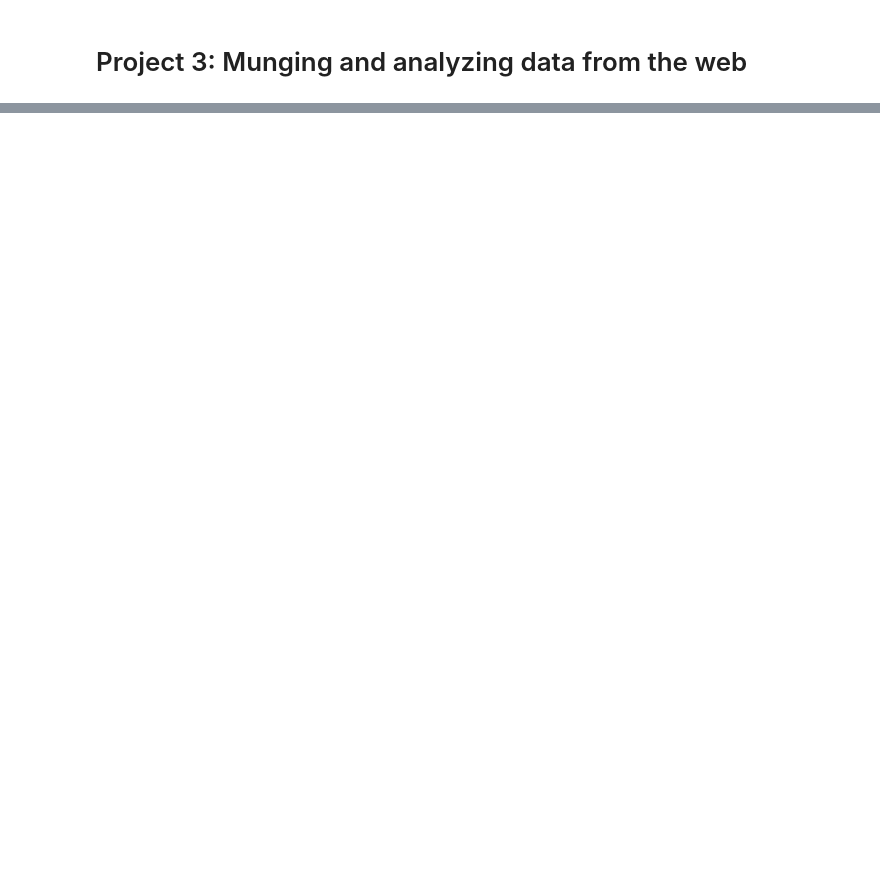
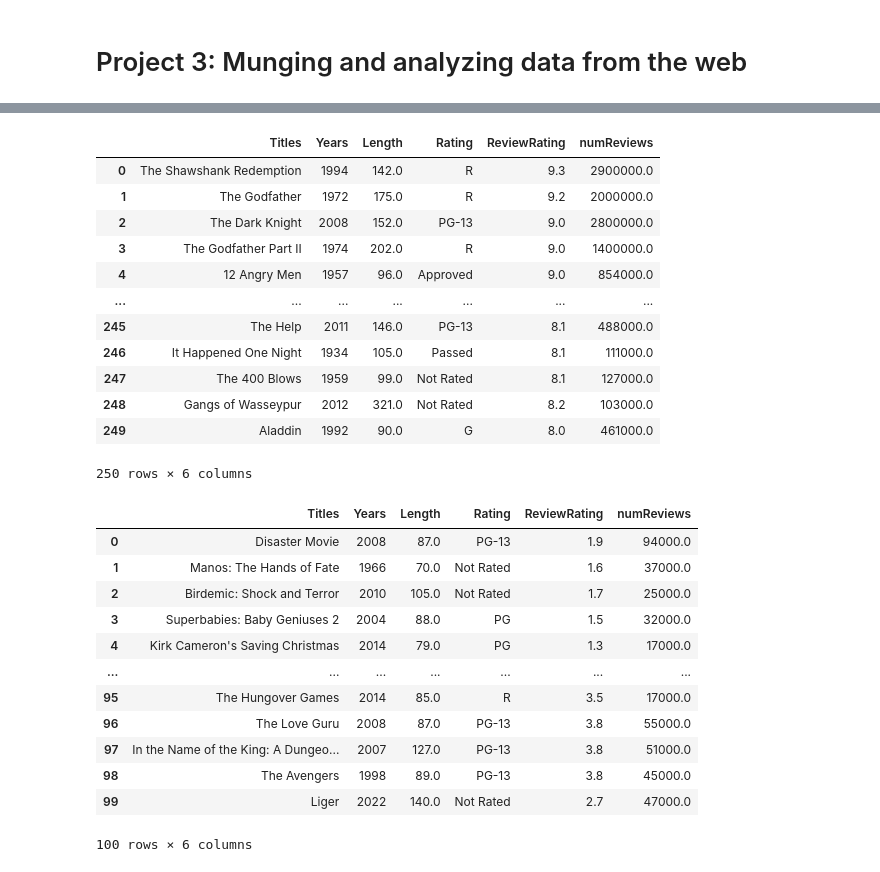
Before and after one commit to ember012/cs5830_project3, a Jupyter notebook: project3.ipynb, the cells around one changed output, grey strips where cells are left out. Drawn from its saved outputs; the diff is of its cells as text; code cells hidden in the pictures; blank space fills up the shorter version.

```diff
--- a/project3.ipynb
+++ b/project3.ipynb
@@ -52,0 +240,16 @@ df
+# %%
+user_rating_best = soup_best.find_all('span', attrs={'class':'ipc-rating-star ipc-rating-star--base ipc-rating-star--imdb ratingGroup--imdb-rating'})
+user_rating_comb_best = [item.get_text(strip=True ) for item in user_rating_best]
+user_rating_best = [float(re.sub(r'\(.+\)', '', item)) for item in user_rating_comb_best]
+# display(user_rating_best)
+
+df['ReviewRating'] = user_rating_best
+display(df)
+
+user_rating_worst = soup_worst.find_all('span', attrs={'class':'ipc-rating-star ipc-rating-star--base ipc-rating-star--imdb ratingGroup--imdb-rating'})
+user_rating_comb_worst = [item.get_text(strip=True ) for item in user_rating_worst]
+user_rating_worst = [float(re.sub(r'\(.+\)', '', item)) for item in user_rating_comb_worst]
+# display(user_rating_worst)
+
+df_worst['ReviewRating'] = user_rating_worst
+display(df_worst)
@@ -52,0 +283,59 @@ df
+# %%
+rating_count_best = [re.search(r'\(\d+(\.\d)?\w', item).group() for item in user_rating_comb_best]
+rating_count_best = [re.sub(r'\(', '', item) for item in rating_count_best]
+
+rating_count_worst = [re.search(r'\(\d+(\.\d)?\w', item).group() for item in user_rating_comb_worst]
+rating_count_worst = [re.sub(r'\(', '', item) for item in rating_count_worst]
+
+for i in range(len(rating_count_best)):
+
+    if rating_count_best[i][-1] == 'M':
+
+        rating_count_best[i] = float(rating_count_best[i][:-1])*1000000
+    elif rating_count_best[i][-1] == "K":
+
+        rating_count_best[i] = float(rating_count_best[i][:-1])*1000
+# display(rating_count_best)
+
+for i in range(len(rating_count_worst)):
+
+    if rating_count_worst[i][-1] == 'M':
+
+        rating_count_worst[i] = float(rating_count_worst[i][:-1])*1000000
+    elif rating_count_worst[i][-1] == "K":
+
+        rating_count_worst[i] = float(rating_count_worst[i][:-1])*1000
+# display(rating_count_worst)
+
+
+df['numReviews'] = rating_count_best
+df_worst['numReviews'] = rating_count_worst
+display(df)
+display(df_worst)
+# %% [output]
+|  | Titles | Years | Length | Rating | ReviewRating | numReviews |
+| 0 | The Shawshank Redemption | 1994 | 142.0 | R | 9.3 | 2900000.0 |
+| 1 | The Godfather | 1972 | 175.0 | R | 9.2 | 2000000.0 |
+| 2 | The Dark Knight | 2008 | 152.0 | PG-13 | 9.0 | 2800000.0 |
+| 3 | The Godfather Part II | 1974 | 202.0 | R | 9.0 | 1400000.0 |
+| 4 | 12 Angry Men | 1957 | 96.0 | Approved | 9.0 | 854000.0 |
+| ... | ... | ... | ... | ... | ... | ... |
+| 245 | The Help | 2011 | 146.0 | PG-13 | 8.1 | 488000.0 |
+| 246 | It Happened One Night | 1934 | 105.0 | Passed | 8.1 | 111000.0 |
+| 247 | The 400 Blows | 1959 | 99.0 | Not Rated | 8.1 | 127000.0 |
+| 248 | Gangs of Wasseypur | 2012 | 321.0 | Not Rated | 8.2 | 103000.0 |
+| 249 | Aladdin | 1992 | 90.0 | G | 8.0 | 461000.0 |
+250 rows × 6 columns
+|  | Titles | Years | Length | Rating | ReviewRating | numReviews |
+| 0 | Disaster Movie | 2008 | 87.0 | PG-13 | 1.9 | 94000.0 |
+| 1 | Manos: The Hands of Fate | 1966 | 70.0 | Not Rated | 1.6 | 37000.0 |
+| 2 | Birdemic: Shock and Terror | 2010 | 105.0 | Not Rated | 1.7 | 25000.0 |
+| 3 | Superbabies: Baby Geniuses 2 | 2004 | 88.0 | PG | 1.5 | 32000.0 |
+| 4 | Kirk Cameron's Saving Christmas | 2014 | 79.0 | PG | 1.3 | 17000.0 |
+| ... | ... | ... | ... | ... | ... | ... |
+| 95 | The Hungover Games | 2014 | 85.0 | R | 3.5 | 17000.0 |
+| 96 | The Love Guru | 2008 | 87.0 | PG-13 | 3.8 | 55000.0 |
+| 97 | In the Name of the King: A Dungeo... | 2007 | 127.0 | PG-13 | 3.8 | 51000.0 |
+| 98 | The Avengers | 1998 | 89.0 | PG-13 | 3.8 | 45000.0 |
+| 99 | Liger | 2022 | 140.0 | Not Rated | 2.7 | 47000.0 |
+100 rows × 6 columns
```
Also changed, not shown: parts of 18 cells of this notebook.
